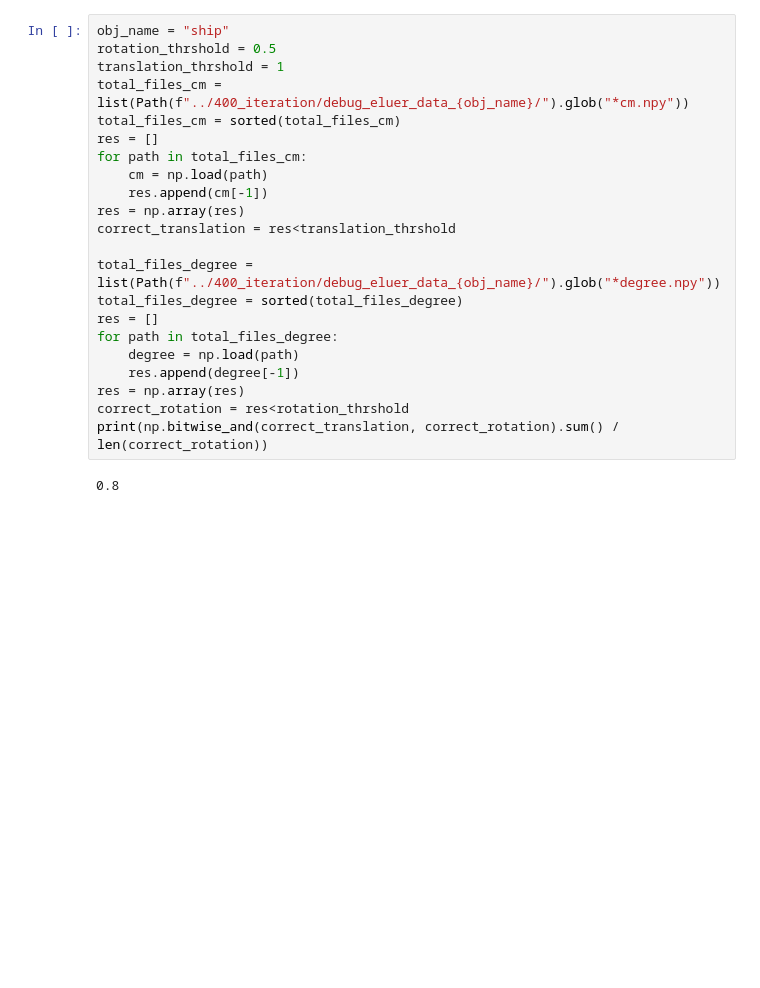
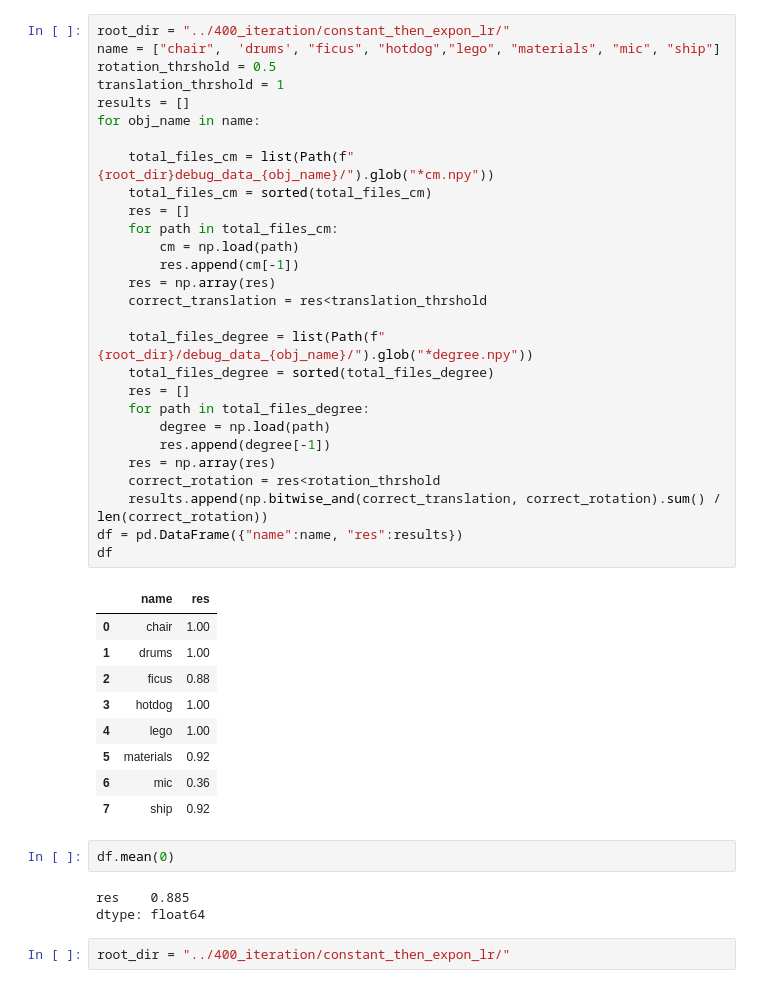
Before and after one commit to Liu-Xinhang/gaussian-splatting, a Jupyter notebook: tools/visualize_eval_2.ipynb, the cells around one changed output. Cells and saved outputs as stored; diff of their text form; blank space fills up the shorter version.

```diff
--- a/tools/visualize_eval_2.ipynb
+++ b/tools/visualize_eval_2.ipynb
@@ -48,24 +42,45 @@ ship
 # %%
-obj_name = "ship"
+root_dir = "../400_iteration/constant_then_expon_lr/"
+name = ["chair",  'drums', "ficus", "hotdog","lego", "materials", "mic", "ship"]
 rotation_thrshold = 0.5
 translation_thrshold = 1
-total_files_cm = list(Path(f"../400_iteration/debug_eluer_data_{obj_name}/").glob("*cm.npy"))
-total_files_cm = sorted(total_files_cm)
-res = []
-for path in total_files_cm:
-	cm = np.load(path)
-	res.append(cm[-1])
-res = np.array(res)
-correct_translation = res<translation_thrshold
+results = []
+for obj_name in name:
 
-total_files_degree = list(Path(f"../400_iteration/debug_eluer_data_{obj_name}/").glob("*degree.npy"))
-total_files_degree = sorted(total_files_degree)
-res = []
-for path in total_files_degree:
-	degree = np.load(path)
-	res.append(degree[-1])
-res = np.array(res)
-correct_rotation = res<rotation_thrshold
-print(np.bitwise_and(correct_translation, correct_rotation).sum() / len(correct_rotation))
+	total_files_cm = list(Path(f"{root_dir}debug_data_{obj_name}/").glob("*cm.npy"))
+	total_files_cm = sorted(total_files_cm)
+	res = []
+	for path in total_files_cm:
+		cm = np.load(path)
+		res.append(cm[-1])
+	res = np.array(res)
+	correct_translation = res<translation_thrshold
+
+	total_files_degree = list(Path(f"{root_dir}/debug_data_{obj_name}/").glob("*degree.npy"))
+	total_files_degree = sorted(total_files_degree)
+	res = []
+	for path in total_files_degree:
+		degree = np.load(path)
+		res.append(degree[-1])
+	res = np.array(res)
+	correct_rotation = res<rotation_thrshold
+	results.append(np.bitwise_and(correct_translation, correct_rotation).sum() / len(correct_rotation))
+df = pd.DataFrame({"name":name, "res":results})
+df
 # %% [output]
-0.8
+|  | name | res |
+| 0 | chair | 1.00 |
+| 1 | drums | 1.00 |
+| 2 | ficus | 0.88 |
+| 3 | hotdog | 1.00 |
+| 4 | lego | 1.00 |
+| 5 | materials | 0.92 |
+| 6 | mic | 0.36 |
+| 7 | ship | 0.92 |
+# %%
+df.mean(0)
+# %% [output]
+res    0.885
+dtype: float64
+# %%
+root_dir = "../400_iteration/constant_then_expon_lr/"
```
Also changed, not shown: parts of 6 cells of this notebook, 27 other files.
